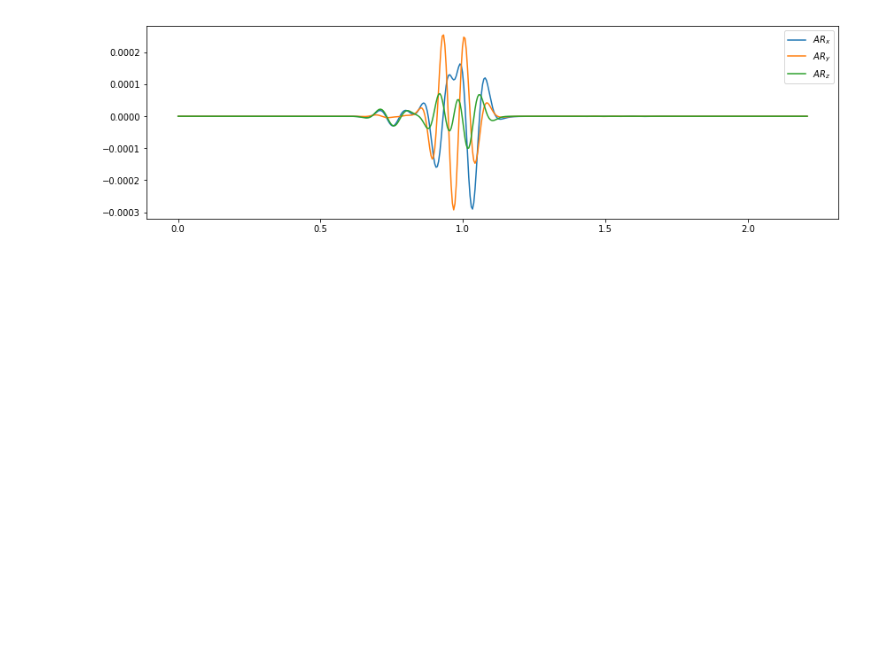
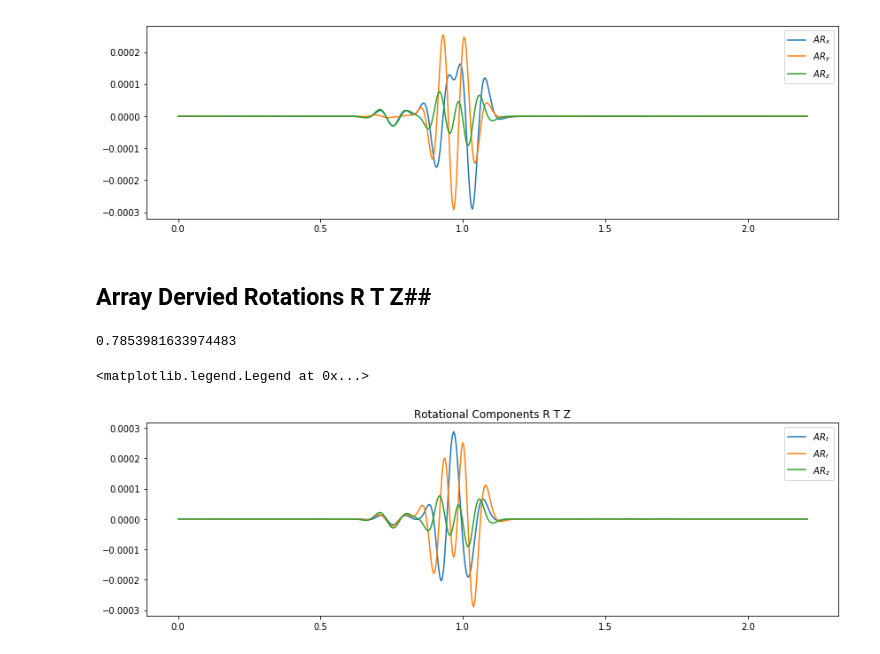
Before and after one commit to Anokhi1994/6C-Seismic-Observations, a Jupyter notebook: 3May.ipynb, the cells around one changed output. Drawn from its saved outputs; the diff is of its cells as text; code cells hidden in the pictures; blank space fills up the shorter version.

```diff
--- a/3May.ipynb
+++ b/3May.ipynb
@@ -522,3 +522,44 @@ plt.legend()
 # %% [output]
 <matplotlib.legend.Legend at 0x...>
 [figure]
+# %% [markdown]
+## Array Dervied Rotations R T Z##
+# %%
+# Manual Rotation
+# Velocity
+import math
+from math import pi
+#Manual Rotation
+
+
+ARot_X = np.array(seisrotv[2].data)
+ARot_Y = np.array(seisrotv[1].data)
+ARot_Z = np.array(seisrotv[0].data)
+
+
+Data_ARot = [ARot_X, ARot_Y, ARot_Z]
+
+
+
+angle = (math.atan2(2000 - 1000, 2000 - 1000) * 180 /math.pi )  * math.pi/180;
+print(angle)
+
+
+Rot_Mat = [[math.cos(angle), -math.sin(angle), 0],
+          [math.sin(angle), math.cos(angle), 0],
+          [0, 0, 1]]
+
+
+Transformed_Components_Array_Rotation = np.dot(Rot_Mat,Data_ARot)
+# %% [output]
+0.7853981633974483
+# %%
+fig = plt.figure(figsize=(14,4))
+plt.plot(seisrotv[0].times(), Transformed_Components_Array_Rotation[0,:], label='$AR_{t}$')
+plt.plot(seisrotv[1].times(), Transformed_Components_Array_Rotation[1,:], label='$AR_{r}$')
+plt.plot(seisrotv[2].times(), Transformed_Components_Array_Rotation[2,:], label='$AR_{z}$')
+plt.title('Rotational Components R T Z')
+plt.legend()
+# %% [output]
+<matplotlib.legend.Legend at 0x...>
+[figure, added]
```
Also changed, not shown: parts of 5 cells of this notebook, 1 other file.
